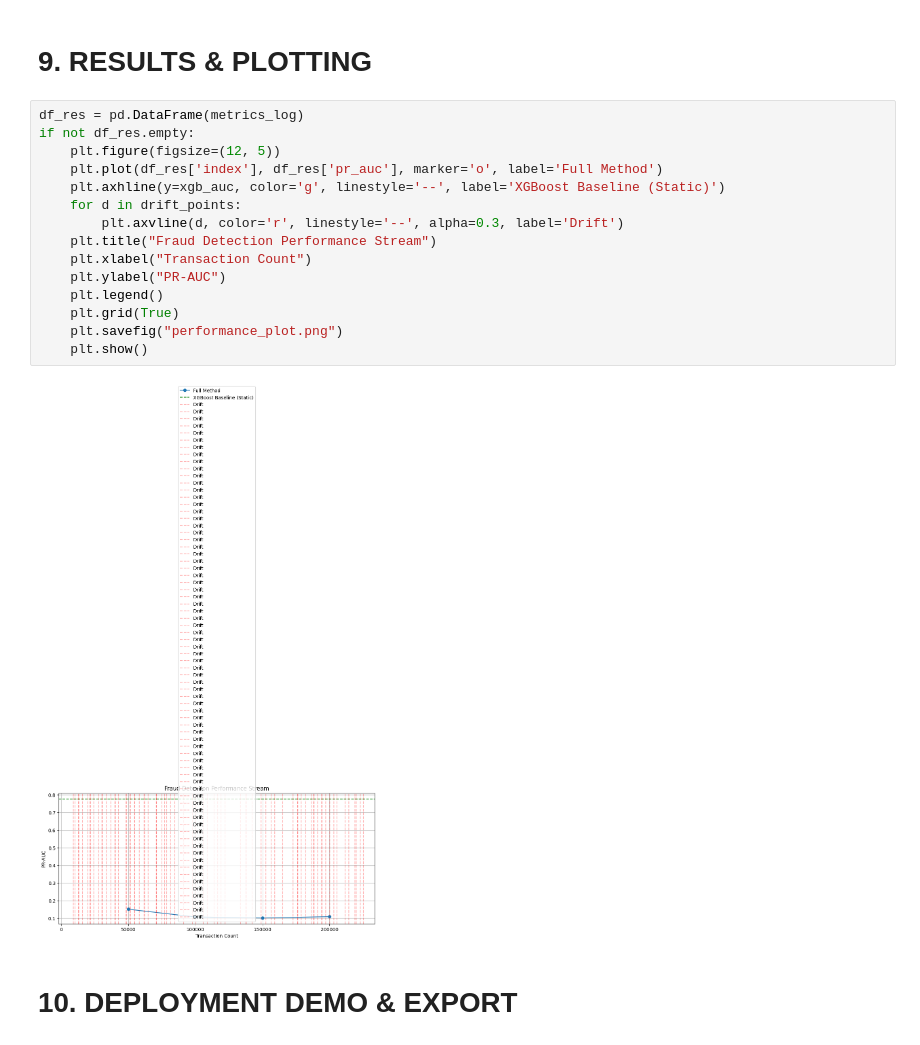
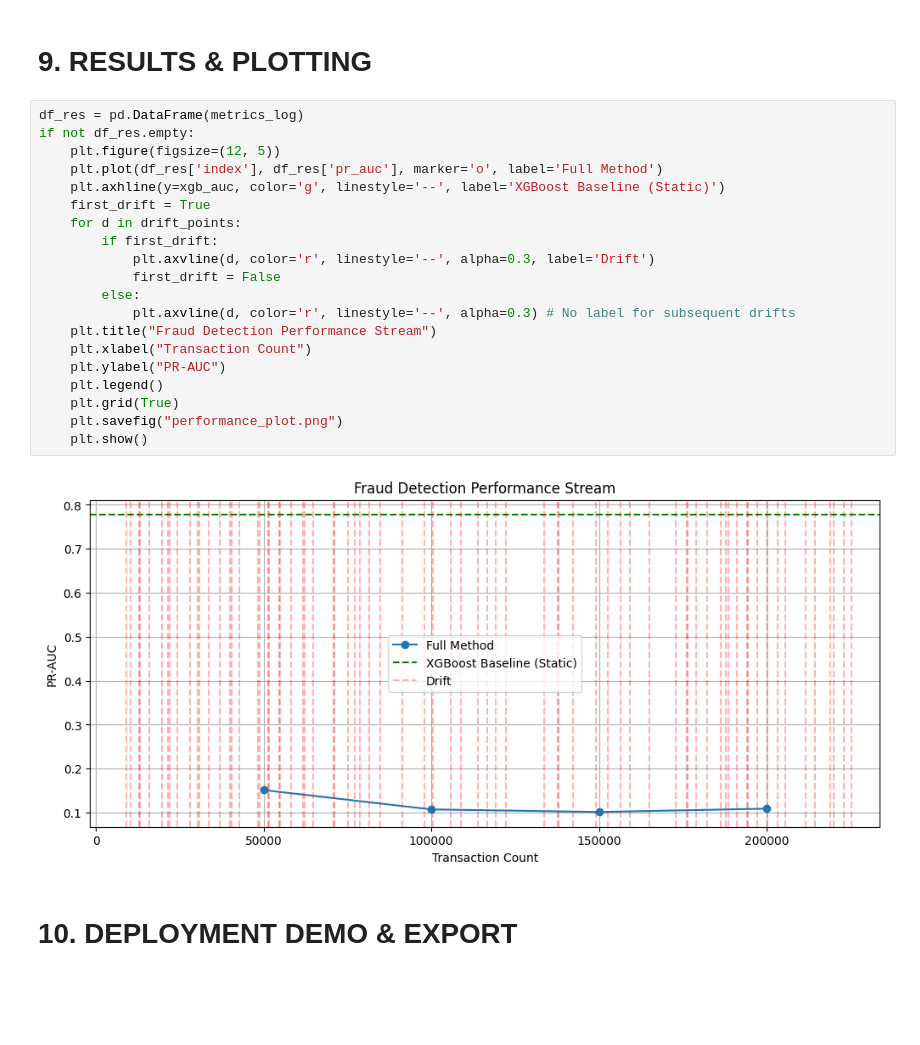
Before and after one commit to TheUnknown477/Fraud-detection-using-deep-learning, a Jupyter notebook: Fraud_detection_final.ipynb, the cells around one changed output. Saved outputs shown, nothing was run; the diff lists cells and outputs as text; blank space fills up the shorter version.

```diff
--- a/Fraud_detection_final.ipynb
+++ b/Fraud_detection_final.ipynb
@@ -309,20 +309,25 @@ Index 199999: PR-AUC=0.1089, Recall@5%FPR=0.2427, Drifts=64
 # %%
 df_res = pd.DataFrame(metrics_log)
 if not df_res.empty:
     plt.figure(figsize=(12, 5))
     plt.plot(df_res['index'], df_res['pr_auc'], marker='o', label='Full Method')
     plt.axhline(y=xgb_auc, color='g', linestyle='--', label='XGBoost Baseline (Static)')
+    first_drift = True
     for d in drift_points:
-        plt.axvline(d, color='r', linestyle='--', alpha=0.3, label='Drift')
+        if first_drift:
+            plt.axvline(d, color='r', linestyle='--', alpha=0.3, label='Drift')
+            first_drift = False
+        else:
+            plt.axvline(d, color='r', linestyle='--', alpha=0.3) # No label for subsequent drifts
     plt.title("Fraud Detection Performance Stream")
     plt.xlabel("Transaction Count")
     plt.ylabel("PR-AUC")
     plt.legend()
     plt.grid(True)
     plt.savefig("performance_plot.png")
     plt.show()
 # %% [output]
-[figure, old version]
+[figure, new version]
 # %% [markdown]
 # 10. DEPLOYMENT DEMO & EXPORT
 # %%
```
